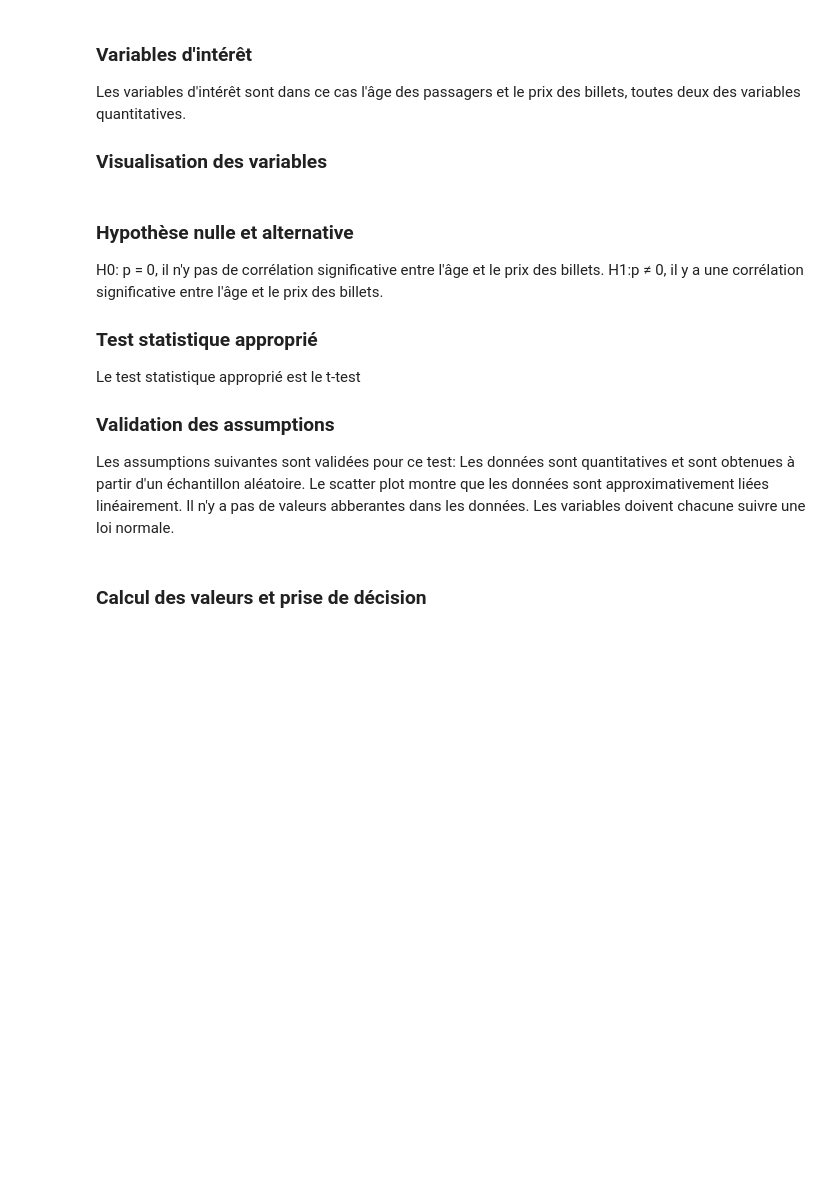
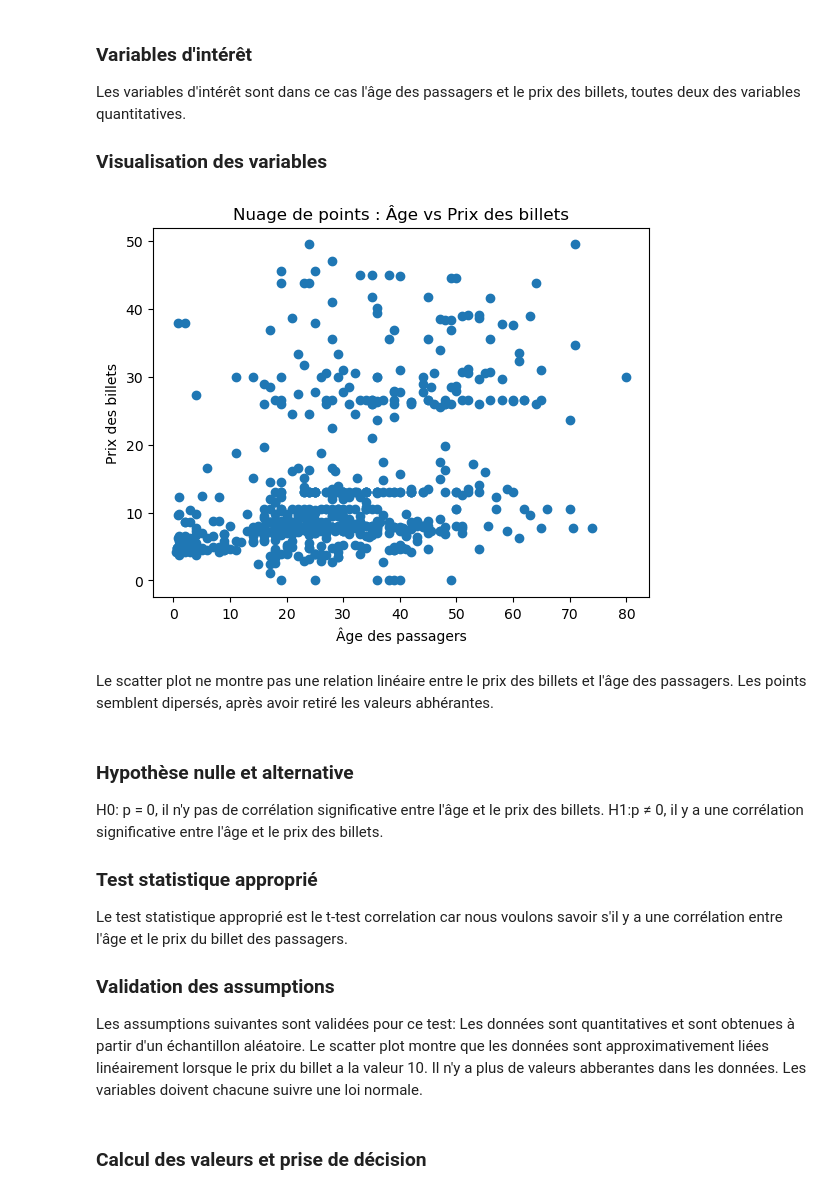
Before and after one commit to JonathanPiaget/titanique, a Jupyter notebook: main.ipynb, the cells around one changed output. Cells and saved outputs as stored; diff of their text form; code cells hidden in the pictures; blank space fills up the shorter version.

```diff
--- a/main.ipynb
+++ b/main.ipynb
@@ -300,32 +359,36 @@ Les variables d'intérêt sont dans ce cas l'âge des passagers et le prix des b
 # %%
 # Sélectionner les colonnes âge et prix des billets
 age = data_clean['Age']
 prix_billets = data_clean['Fare']
 
-outlier = data_clean[data_clean['Fare'] > 500] # suppression valeurs abberantes
+outlier = data_clean[data_clean['Fare'] > 50] # suppression valeurs abberantes
 
 prix_billets = prix_billets.drop(outlier.index)
 age = age.drop(outlier.index)
 
 # Tracer le nuage de points pour la visualisation
 plt.scatter(age, prix_billets)
 plt.xlabel('Âge des passagers')
 plt.ylabel('Prix des billets')
 plt.title('Nuage de points : Âge vs Prix des billets')
 plt.show()
+# %% [output]
+[figure, added]
+# %% [markdown]
+Le scatter plot ne montre pas une relation linéaire entre le prix des billets et l'âge des passagers. Les points semblent dipersés, après avoir retiré les valeurs abhérantes.
 # %% [markdown]
 ### Hypothèse nulle et alternative
 H0: p = 0, il n'y pas de corrélation significative entre l'âge et le prix des billets.
 H1:p ≠ 0, il y a une corrélation significative entre l'âge et le prix des billets.
 
 ### Test statistique approprié
-Le test statistique approprié est le t-test
+Le test statistique approprié est le t-test correlation car nous voulons savoir s'il y a une corrélation entre l'âge et le prix du billet des passagers.
 
 ### Validation des assumptions
 Les assumptions suivantes sont validées pour ce test:
 Les données sont quantitatives et sont obtenues à partir d'un échantillon aléatoire.
-Le scatter plot montre que les données sont approximativement liées linéairement.
-Il n'y a pas de valeurs abberantes dans les données.
+Le scatter plot montre que les données sont approximativement liées linéairement lorsque le prix du billet a la valeur 10.
+Il n'y a plus de valeurs abberantes dans les données.
 Les variables doivent chacune suivre une loi normale.
 # %% [markdown]
 ### Calcul des valeurs et prise de décision
```
Also changed, not shown: parts of 15 cells of this notebook.
